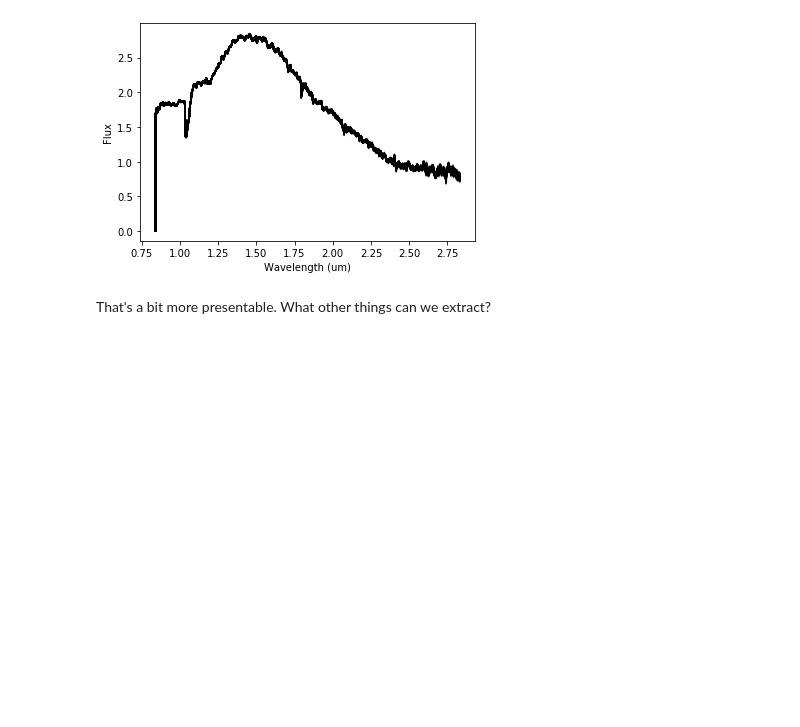
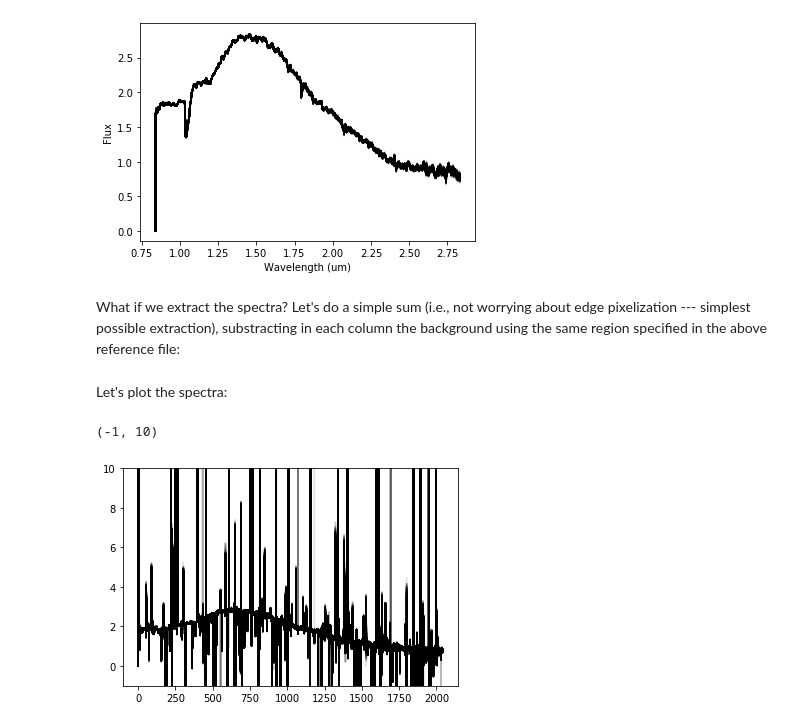
Before and after one commit to nespinoza/jwst_pipeline_testing, a Jupyter notebook: Stage 2 testing - NIRISS SOSS.ipynb, the cells around one changed output. Drawn from its saved outputs; the diff is of its cells as text; code cells hidden in the pictures; blank space fills up the shorter version.

Commit message:
Advanced extract1d testing.

```diff
--- a/Stage 2 testing - NIRISS SOSS.ipynb
+++ b/Stage 2 testing - NIRISS SOSS.ipynb
@@ -471,5 +514,20 @@ plt.ylabel('Flux')
 # %% [output]
 Text(0, 0.5, 'Flux')
 [figure]
-# %% [markdown]
-That's a bit more presentable. What other things can we extract?
+# %% [markdown]
+What if we extract the spectra? Let's do a simple sum (i.e., not worrying about edge pixelization --- simplest possible extraction), substracting in each column the background using the same region specified in the above reference file:
+# %%
+output_spectra = np.zeros([hdul_photom['SCI'].data.shape[0],2041])
+for i in range(hdul_photom['SCI'].data.shape[0]):
+    # Extract converting to MJy as per extract1d docs:
+    output_spectra[i,:] = (np.sum(hdul_photom['SCI'].data[i,20:221,4:2045],axis=0) - \
+                           np.sum(hdul_photom['SCI'].data[i,221:251,4:2045],axis=0)/30.)*1e6
+# %% [markdown]
+Let's plot the spectra:
+# %%
+for i in range(hdul_photom['SCI'].data.shape[0]):
+    plt.plot(output_spectra[i,::-1],alpha=0.1,color='black')
+plt.ylim([-1,10])
+# %% [output]
+(-1, 10)
+[figure, added]
```
Also changed, not shown: parts of 8 cells of this notebook.
